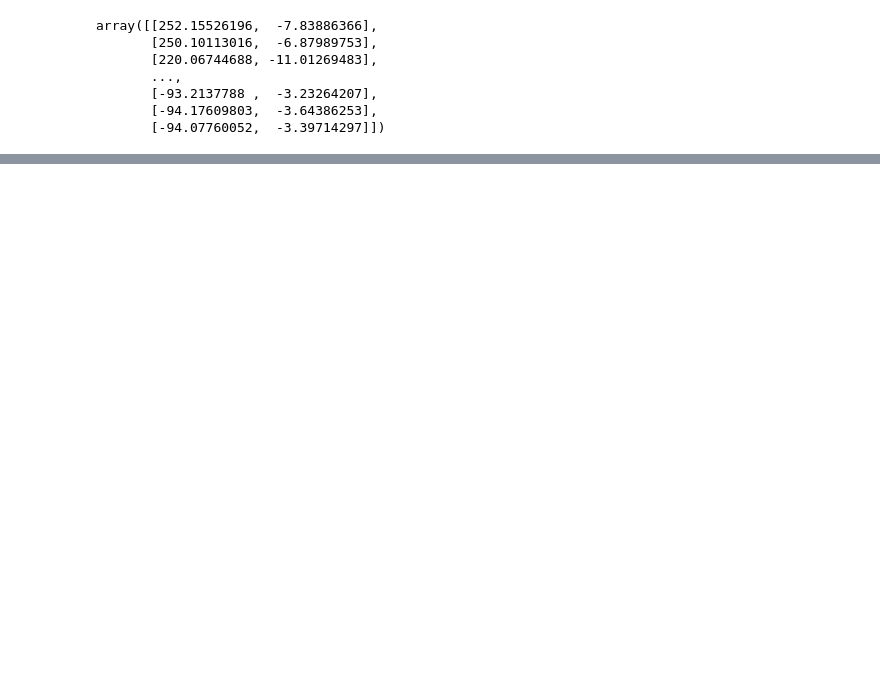
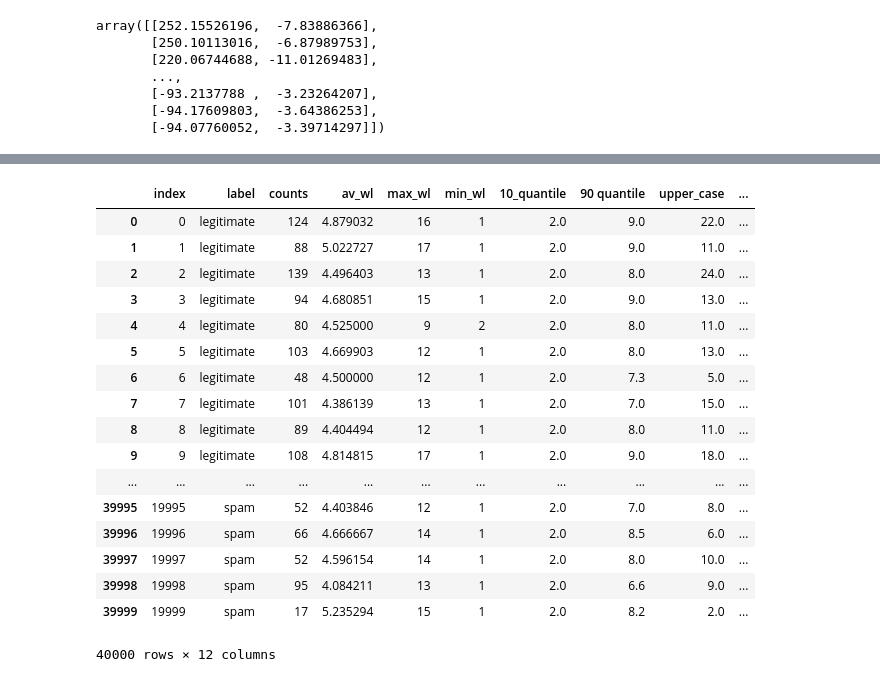
Before and after one commit to willb/openshift-ml-workflows-workshop, a Jupyter notebook: 02a-feature-engineering.ipynb, the cells around one changed output, grey strips where cells are left out. Drawn from its saved outputs; the diff is of its cells as text; code cells hidden in the pictures; blank space fills up the shorter version.

```diff
--- a/02a-feature-engineering.ipynb
+++ b/02a-feature-engineering.ipynb
@@ -259,0 +190,23 @@ plot.plot_points(pca_summaries_plot_data, x="x", y="y", color="label")
+# %%
+labled_vecs = pd.concat([df[["index", "label"]],df_summaries], axis=1)
+# %%
+labled_vecs
+# %% [output]
+|  | index | label | counts | av_wl | max_wl | min_wl | 10_quantile | 90 quantile | upper_case | ... |
+| 0 | 0 | legitimate | 124 | 4.879032 | 16 | 1 | 2.0 | 9.0 | 22.0 | ... |
+| 1 | 1 | legitimate | 88 | 5.022727 | 17 | 1 | 2.0 | 9.0 | 11.0 | ... |
+| 2 | 2 | legitimate | 139 | 4.496403 | 13 | 1 | 2.0 | 8.0 | 24.0 | ... |
+| 3 | 3 | legitimate | 94 | 4.680851 | 15 | 1 | 2.0 | 9.0 | 13.0 | ... |
+| 4 | 4 | legitimate | 80 | 4.525000 | 9 | 2 | 2.0 | 8.0 | 11.0 | ... |
+| 5 | 5 | legitimate | 103 | 4.669903 | 12 | 1 | 2.0 | 8.0 | 13.0 | ... |
+| 6 | 6 | legitimate | 48 | 4.500000 | 12 | 1 | 2.0 | 7.3 | 5.0 | ... |
+| 7 | 7 | legitimate | 101 | 4.386139 | 13 | 1 | 2.0 | 7.0 | 15.0 | ... |
+| 8 | 8 | legitimate | 89 | 4.404494 | 12 | 1 | 2.0 | 8.0 | 11.0 | ... |
+| 9 | 9 | legitimate | 108 | 4.814815 | 17 | 1 | 2.0 | 9.0 | 18.0 | ... |
+| ... | ... | ... | ... | ... | ... | ... | ... | ... | ... | ... |
+| 39995 | 19995 | spam | 52 | 4.403846 | 12 | 1 | 2.0 | 7.0 | 8.0 | ... |
+| 39996 | 19996 | spam | 66 | 4.666667 | 14 | 1 | 2.0 | 8.5 | 6.0 | ... |
+| 39997 | 19997 | spam | 52 | 4.596154 | 14 | 1 | 2.0 | 8.0 | 10.0 | ... |
+| 39998 | 19998 | spam | 95 | 4.084211 | 13 | 1 | 2.0 | 6.6 | 9.0 | ... |
+| 39999 | 19999 | spam | 17 | 5.235294 | 15 | 1 | 2.0 | 8.2 | 2.0 | ... |
+40000 rows × 12 columns
```
Also changed, not shown: parts of 21 cells of this notebook.
